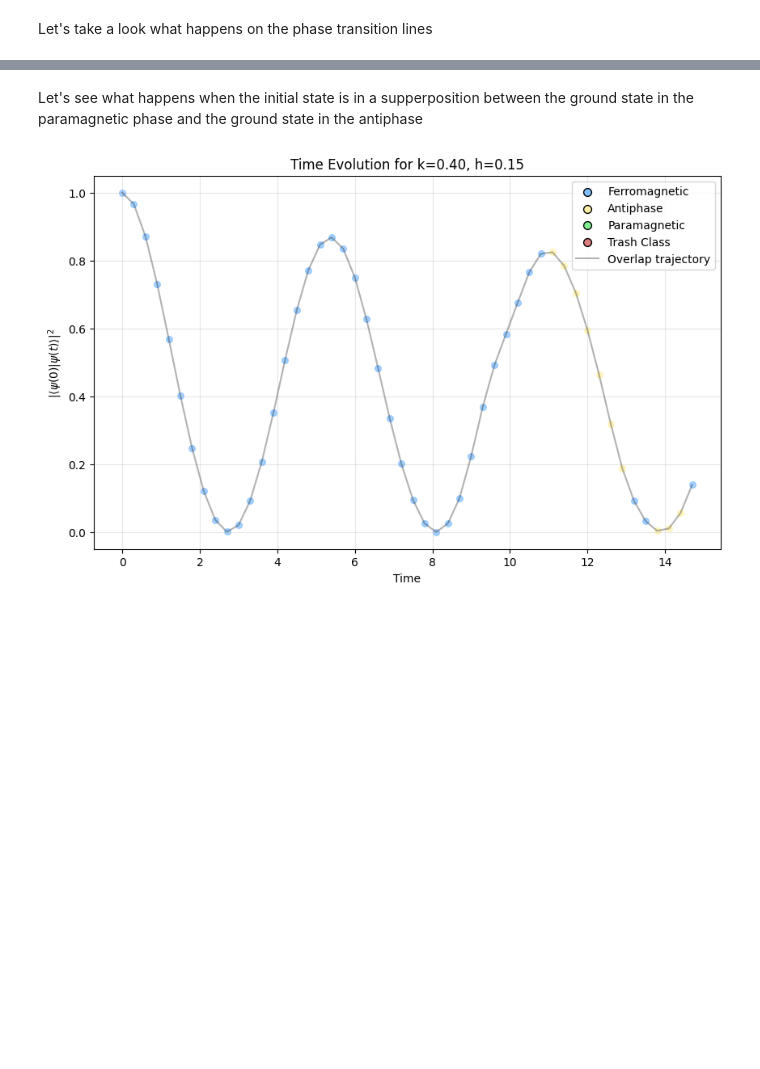
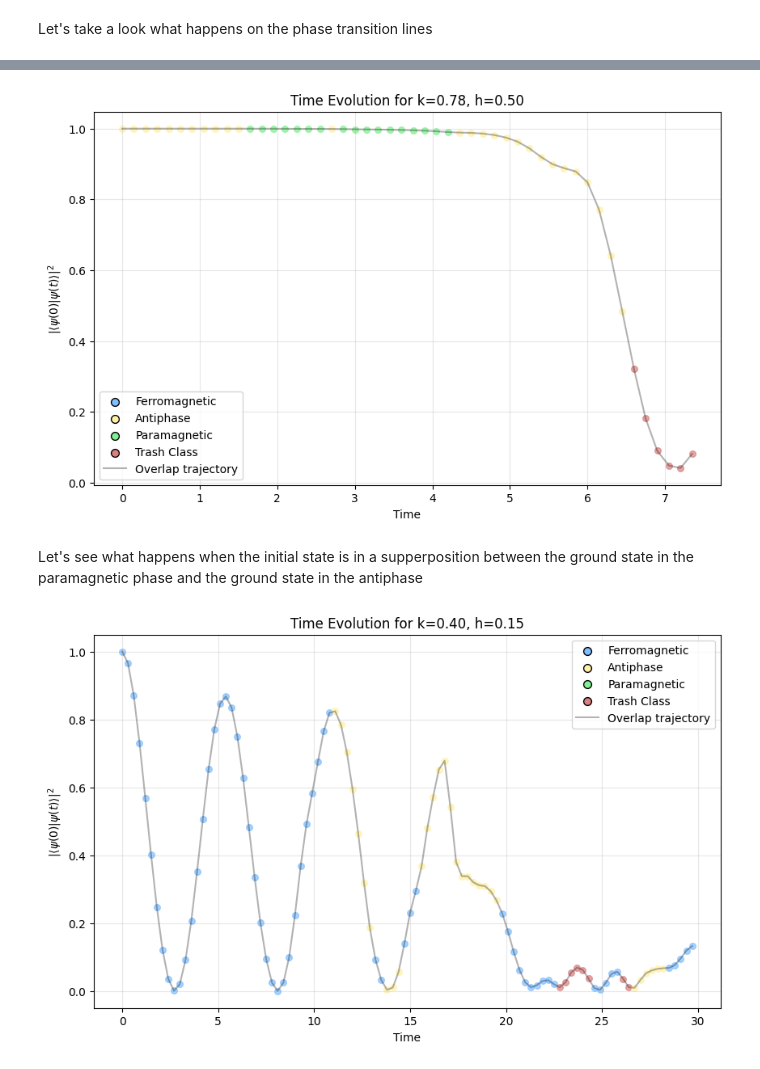
Before and after one commit to alexsockz/ANNNI-model-quantum-computing, a Jupyter notebook: src/Classif_Time_Evol.ipynb, the cells around one changed output, grey strips where cells are left out. Saved outputs shown, nothing was run; the diff lists cells and outputs as text; code cells hidden in the pictures; blank space fills up the shorter version.

```diff
--- a/src/Classif_Time_Evol.ipynb
+++ b/src/Classif_Time_Evol.ipynb
@@ -401,10 +381,56 @@ plt.show()
+# %%
+# Choose a point on the kt phase transition line
+# k_transition = np.random.uniform(0.5, 1.0)
+k_transition = 0.8
+h_transition = kt_transition(k_transition)
+
+# k_transition = 0.1
+# h_transition = ising_transition(k_transition)
+
+delta_phase = 0.021
+k_transition -= delta_phase
+h_transition += delta_phase
+
+# Get the ground state
+H_matrix = np.real(qml.matrix(get_H(num_qubits, k_transition, h_transition)))
+_, psi0 = jnp.linalg.eigh(H_matrix)
+initial_state = jnp.array(psi0[:, 0], dtype=jnp.complex64)
+
+
+# Run the evolution
+times, overlaps, classifications = evolve_and_classify(initial_state=initial_state, k=k_transition, h=h_transition,deltaT=0.15)
+# times, overlaps, classifications = evolve_and_classify(initial_state=initial_state, k=k_transition, h=h_transition,deltaT=0.3,num_time_steps=25)
+k = k_transition
+h = h_transition
+
+# Plot with color-coded points
+colors = ['#80bfff', '#fff2a8', '#80f090', '#da8080']
+phase_names = ["Ferromagnetic", "Antiphase", "Paramagnetic", "Trash Class"]
+
+plt.figure(figsize=(10, 6))
+for i, (t, overlap, cls) in enumerate(zip(times, overlaps, classifications)):
+    plt.scatter(t, overlap, color=colors[cls], s=30, alpha=0.7)
+
+# Add phase labels to legend
+for color, name in zip(colors, phase_names):
+    plt.scatter([], [], color=color, label=name, s=50, edgecolors='black')
+
+plt.plot(times, overlaps, 'k-', alpha=0.3, label='Overlap trajectory')
+plt.xlabel("Time")
+plt.ylabel(r"$|\langle\psi(0)|\psi(t)\rangle|^2$")
+plt.title(f"Time Evolution for k={k:.2f}, h={h:.2f}")
+plt.legend(loc='best')
+plt.grid(alpha=0.3)
+plt.show()
+# %% [output]
+[figure, added]
 # %% [markdown]
 Let's see what happens when the initial state is in a supperposition between the ground state in the paramagnetic phase and the ground state in the antiphase
 # %%
 # Define two points with different phases
 k1, h1 = 0.8, 0.3   # paramagnetic
 k2, h2 = 0.6, 0.65  # antiphase
-k2, h2 = 0., 0.  # diamag
+k2, h2 = 0., 0.     # ferromagnetic
 
 k_evol = (k1+k2)/2
 h_evol = (h1+h2)/2
@@ -424,7 +450,7 @@ initial_state = (psi1 + psi2) / jnp.sqrt(2)
 
 # Run the evolution
 # times, overlaps, classifications = evolve_and_classify(initial_state=initial_state, k=k_evol, h=h_evol)
-times, overlaps, classifications = evolve_and_classify(initial_state=initial_state, k=k_evol, h=h_evol, deltaT=0.3)
+times, overlaps, classifications = evolve_and_classify(initial_state=initial_state, k=k_evol, h=h_evol, deltaT=0.3,num_time_steps=100)
 k = k_evol
 h = h_evol
 
@@ -449,4 +475,4 @@ plt.legend(loc='best')
 plt.grid(alpha=0.3)
 plt.show()
 # %% [output]
-[figure, old version]
+[figure, new version]
```
Also changed, not shown: parts of 6 cells of this notebook.
